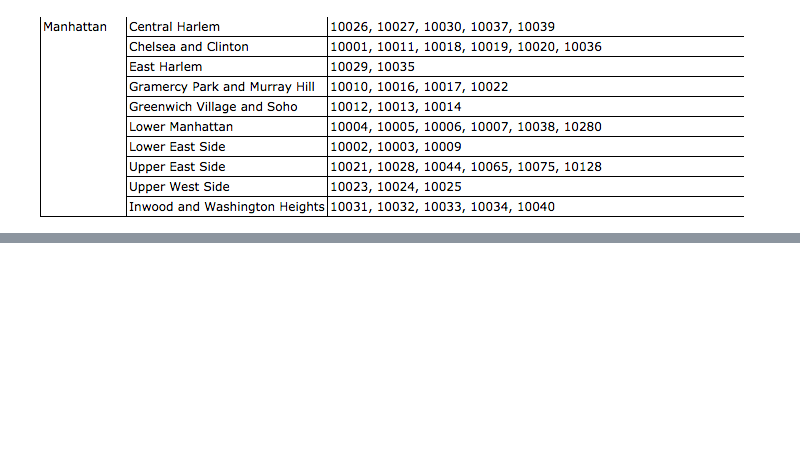
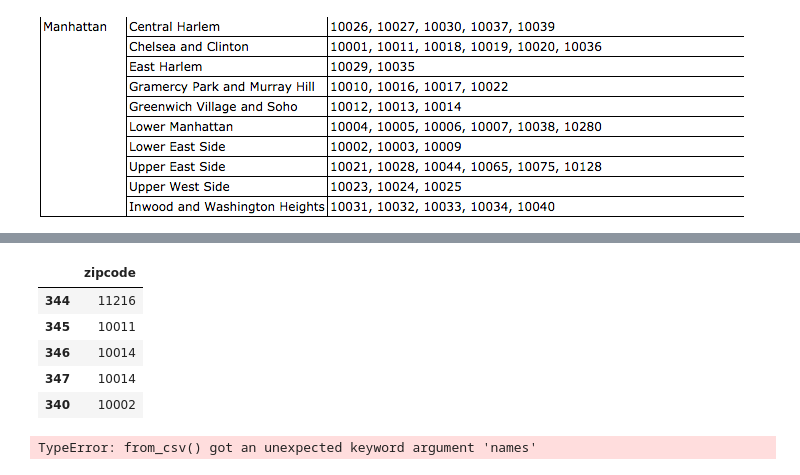
Before and after one commit to maryooh/PUI2015_mortiz, a Jupyter notebook: Midterm/midterm_mortiz.ipynb, the cells around one changed output, grey strips where cells are left out. Saved outputs shown, nothing was run; the diff lists cells and outputs as text; code cells hidden in the pictures; blank space fills up the shorter version.

```diff
--- a/Midterm/midterm_mortiz.ipynb
+++ b/Midterm/midterm_mortiz.ipynb
@@ -161,0 +172,22 @@ KeyError: 'sid'
+# %%
+#not very pythonic, but I made a csv file with an online converter...and paid a high price because it downloaded
+#transposed to what I wanted, then made a strange header row..I fixed it for zip, and now have to merge on the index
+#that is the sid
+myzips=pd.read_csv('/Users/mariaortiz/PUI2015/zipcodes.csv')
+myzipst = myzips.transpose()[1:]
+myzipst.columns = ['zipcode']
+myzipst.head()
+#print len(myzipst) #output 461, so we're good!
+# %% [output]
+|  | zipcode |
+| 344 | 11216 |
+| 345 | 10011 |
+| 346 | 10014 |
+| 347 | 10014 |
+| 340 | 10002 |
+# %%
+#creating zipcodes dictionary
+bikezipcodes = {}
+bikezipcodes = pd.Series.from_csv('zipcodes.csv', names='zipcode', header=None).to_dict()
+# %% [output]
+TypeError: from_csv() got an unexpected keyword argument 'names'
```
Also changed, not shown: parts of 18 cells of this notebook, 5 other files.
